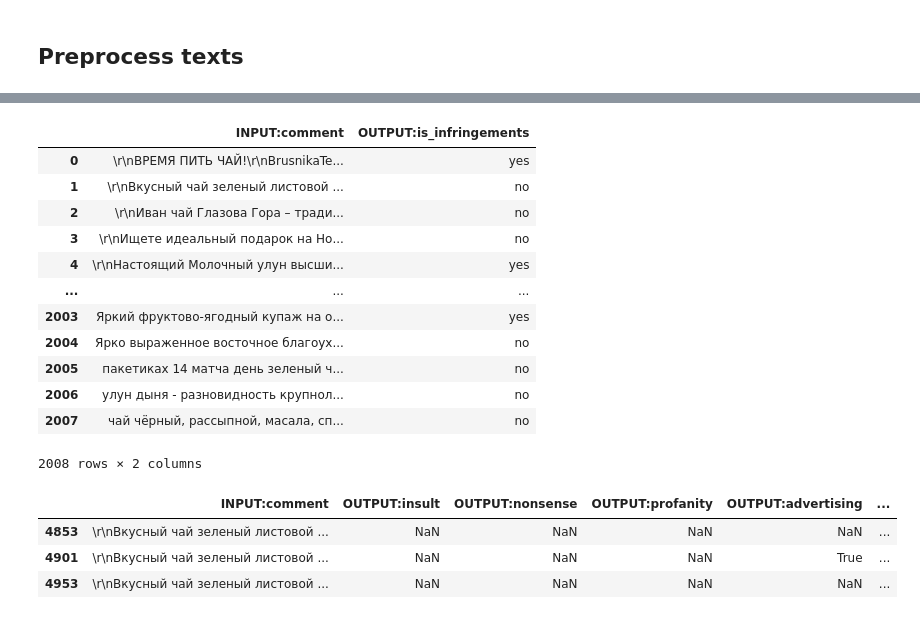
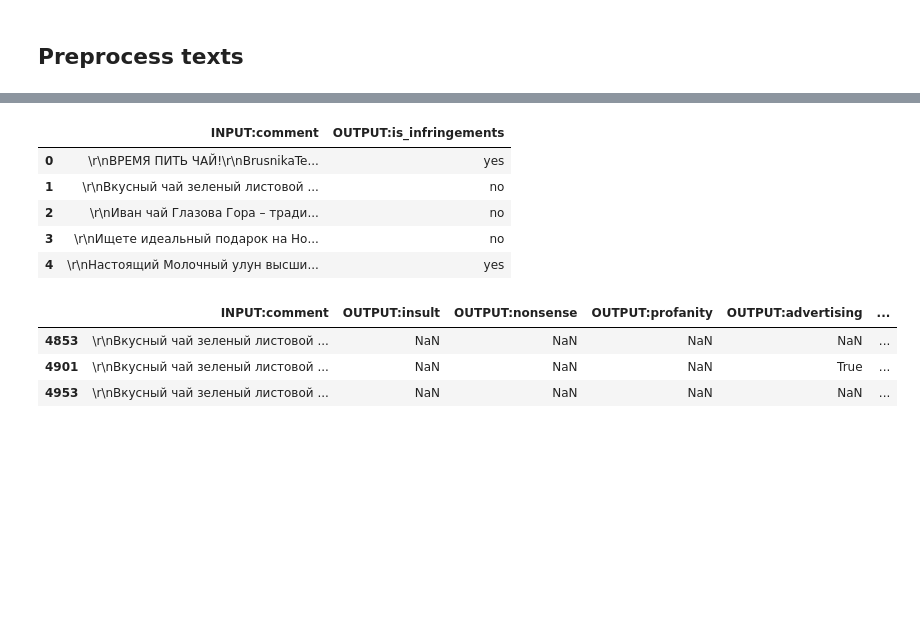
Before and after one commit to PBspacey/wb-category-analysis, a Jupyter notebook: models/nlp_preprocess.ipynb, the cells around one changed output, grey strips where cells are left out. Drawn from its saved outputs; the diff is of its cells as text; code cells hidden in the pictures; blank space fills up the shorter version.

```diff
--- a/models/nlp_preprocess.ipynb
+++ b/models/nlp_preprocess.ipynb
@@ -58,25 +60,18 @@ Drive already mounted at /content/drive; to attempt to forcibly remount, call dr
 # %%
-# path = '/content/drive/My Drive/Term/texts_labeled.tsv'
-path = '/Users/nikitasenyatkin/Documents/Мага/2 курс/Thesis/wb-category-analysis/texts_labeled.tsv'
+path = '/content/drive/My Drive/Term/texts_labeled.tsv'
+# path = '/Users/nikitasenyatkin/Documents/Мага/2 курс/Thesis/wb-category-analysis/texts_labeled.tsv'
 # %%
 df = pd.read_csv(path, sep='\t')
 # %%
 res = df.groupby('INPUT:comment')['OUTPUT:is_infringements'].apply(lambda row: row.value_counts().idxmax()).reset_index()
-res
+res.head()
 # %% [output]
 |  | INPUT:comment | OUTPUT:is_infringements |
 | 0 | \r\nВРЕМЯ ПИТЬ ЧАЙ!\r\nBrusnikaTe... | yes |
 | 1 | \r\nВкусный чай зеленый листовой ... | no |
 | 2 | \r\nИван чай Глазова Гора – тради... | no |
 | 3 | \r\nИщете идеальный подарок на Но... | no |
 | 4 | \r\nНастоящий Молочный улун высши... | yes |
-| ... | ... | ... |
-| 2003 | Яркий фруктово-ягодный купаж на о... | yes |
-| 2004 | Ярко выраженное восточное благоух... | no |
-| 2005 | пакетиках 14 матча день зеленый ч... | no |
-| 2006 | улун дыня - разновидность крупнол... | no |
-| 2007 | чай чёрный, рассыпной, масала, сп... | no |
-2008 rows × 2 columns
 # %%
 df[df['INPUT:comment'] == '\r\nВкусный чай зеленый листовой ягодами земляники. Земляничный улун подарочный. Улун китайский и ягоды сушеные (земляника сублимированная) возвратят Вас в лето и превратят чаепитие в праздник. Сублимированные ягоды и крупнолистовой зелёный чай укрепят здоровье. Содержит витамины D, C, E, K, марганец, фосфор, железо и йод. Чай заварной с натуральными добавками выводит шлаки и токсины из организма. Напиток можно использовать для детокса и похудения. Чай с ягодами имеет обволакивающий вкус и нежный аромат. Фруктовый чай натуральный антиоксидант, полезен для похудения, укрепляет костные ткани. Чайное ассорти изготовлено без искусственных красителей и не содержит ГМО. Чай подарочный ягодный микс в подарок женщине, мужчине. Чай с фруктами можно подать во время застолья на новогодний праздник. Оригинальный и нежный вкус наверняка понравится гостям. Состав: чай китайский улун, ягоды земляники, лист брусники, натуральный земляничный ароматизатор. После него Вы забудете про чай в пакетиках. сушеные ягоды, лепестки и травы - чайный напиток с натуральными витаминами и полезными минералами. Практичный, универсальный подарок с пользой для здоровья удивит и вызовет положительные эмоции, а также даст повод собраться с друзьями и родными за чашечкой чая. После него Вы забудете про чай в пакетиках. Тонизирующее, так и успокаивающее воздействие. ']
 # %% [output]
```
Also changed, not shown: parts of 86 cells of this notebook, 6 other files.
